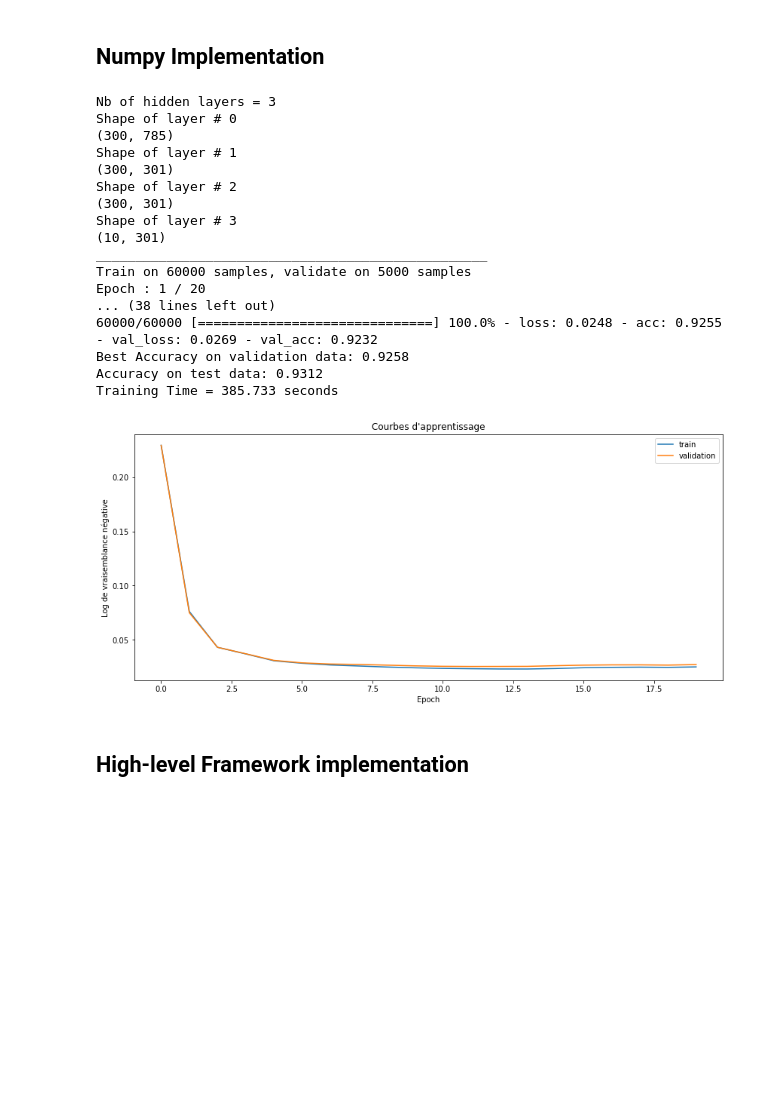
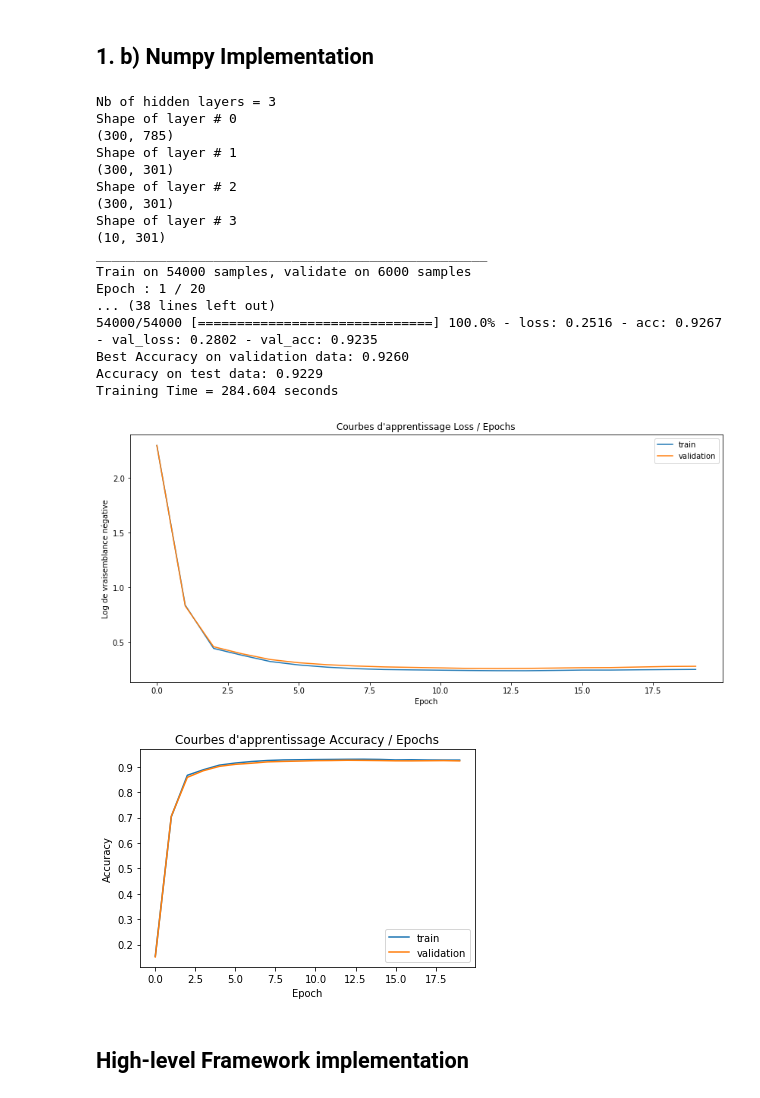
Before and after one commit to KacemKhaled/INF8225, a Jupyter notebook: TP2/TP2.ipynb, the cells around one changed output. Cells and saved outputs as stored; diff of their text form; code cells hidden in the pictures; blank space fills up the shorter version.

```diff
--- a/TP2/TP2.ipynb
+++ b/TP2/TP2.ipynb
@@ -23,5 +58,5 @@ _____
 # %% [markdown]
-## Numpy Implementation
+## 1. b) Numpy Implementation
 # %%
 import time
 import numpy as np
@@ -31,7 +66,6 @@ from keras.datasets import mnist
 from sklearn.model_selection import train_test_split
 from sklearn.utils import shuffle
 import matplotlib.pyplot as plt
-
 
 def one_hot(y, K):
     y_one_hot = np.zeros((y.shape[0], K))  # we have K classes, the general form is len(np.unique(y)
@@ -72,12 +106,12 @@ def relu_backward(X):
 def get_loss(y, y_pred):
     eps = 1.0e-10
     y_pred = np.clip(y_pred, eps, 1 - eps)  # to prevent dividing by zero
-    # a = - np.mean(y * np.log(y_pred))
-    return - np.nanmean(y * np.log(y_pred))
+    return - np.sum(y * np.log(y_pred)) / len(y) #
+    # computing the average helps normalize curves to present them at the same scale when
+    # the sizes of the train and validation set are not the same
 
 
 def get_accuracy(y_pred, y):
-
     return np.sum(np.argmax(y_pred, axis=1) == np.argmax(y, axis=1)) / len(y)
 
 
@@ -148,6 +182,8 @@ class NeuralNetwork:
         best_accuracy = 0
         losses_train = []
         losses_val = []
+        accuracies_train = []
+        accuracies_val = []
 
         for epoch in range(nb_epochs):
             loss = 0
@@ -160,7 +196,7 @@ class NeuralNetwork:
                 y_train_mini = y_train[i:i + minibatch_size] if (i + minibatch_size < X_train.shape[0]) \
                     else y_train[i:X_train.shape[0]]
 
-                self.progress(i + minibatch_size, len(X_train))
+                self.progress(min(i + minibatch_size, len(X_train)), len(X_train))
                 # forward pass for each example
                 # for each layer node_in is the list of nodes where node_in = W x + b
                 node_in = [None] * (L + 2)
@@ -209,9 +245,11 @@ class NeuralNetwork:
 
             # compute the accuracy on the training set
             accuracy = get_accuracy(y_train_pred, y_train)
+            accuracies_train.append(accuracy)
 
             # compute the accuracy on the validation set
             accuracy_val = get_accuracy(y_validation_pred, y_validation)
+            accuracies_val.append(accuracy_val)
 
             print(' - loss: %.4f - acc: %.4f - val_loss: %.4f - val_acc: %.4f' % (loss, accuracy, loss_val, accuracy_val))
 
@@ -227,7 +265,7 @@ class NeuralNetwork:
         accuracy_on_unseen_data = get_accuracy(y_test_pred, y_test)
         print("Best Accuracy on validation data: %.4f" % (best_accuracy))
         print("Accuracy on test data: %.4f" % (accuracy_on_unseen_data))
-        return losses_train, losses_val, best_teta, best_accuracy
+        return losses_train, losses_val, accuracies_train, accuracies_val, best_teta, best_accuracy
 
 
 def run():
@@ -248,51 +286,57 @@ def run():
     # shuffle the dataset
     X_train, y_train = shuffle(X_train, y_train)
 
-    X_test, X_validation, y_test, y_validation = train_test_split(X_test, y_test, test_size=0.5, random_state=42)
+    X_train, X_validation, y_train, y_validation = train_test_split(X_train, y_train, test_size=0.1, random_state=42)
 
     NN = NeuralNetwork(no_of_in_nodes=784, no_of_out_nodes=10, no_of_hidden_nodes=300, no_of_hidden_layers=3)
     start_time = time.time()
-    losses_train, losses_val, best_teta, best_accuracy = NN.train(X_train[:], y_train[:],
-                                                                  X_validation, y_validation,
-                                                                  X_test, y_test,
-                                                                  lr=0.001, nb_epochs=20, minibatch_size=32)
+    losses_train, losses_val, accuracies_train, accuracies_val, best_teta, best_accuracy = NN.train(
+        X_train[:], y_train[:], X_validation, y_validation,X_test, y_test, lr=0.001, nb_epochs=20, minibatch_size=32)
 
     end_time = time.time()
     training_time_numpy = end_time - start_time
     print("Training Time = %.3f seconds" % (training_time_numpy))
     plt.figure(figsize=(14, 6))
-
     plt.plot(losses_train, label="train")
     plt.plot(losses_val, label="validation")
-    plt.title('Courbes d\'apprentissage')
+    plt.title('Courbes d\'apprentissage Loss / Epochs')
     plt.ylabel('Log de vraisemblance négative')
     plt.xlabel('Epoch')
     plt.legend(loc='best')
+    plt.show()
 
+    plt.figure()
+    plt.plot(accuracies_train, label="train")
+    plt.plot(accuracies_val, label="validation")
+    plt.title('Courbes d\'apprentissage Accuracy / Epochs')
+    plt.ylabel('Accuracy')
+    plt.xlabel('Epoch')
+    plt.legend(loc='best')
     plt.show()
-    return losses_train, losses_val, training_time_numpy
+    return losses_train, losses_val, accuracies_train, accuracies_val, training_time_numpy
 
 
-losses_train_numpy, losses_val_numpy, training_time_numpy = run()
+losses_train_numpy, losses_val_numpy, acc_numpy, acc_val_numpy, training_time_numpy = run()
 # %% [output]
 Nb of hidden layers = 3
 Shape of layer # 0
 (300, 785)
 Shape of layer # 1
 (300, 301)
 Shape of layer # 2
 (300, 301)
 Shape of layer # 3
 (10, 301)
 __________________________________________________
-Train on 60000 samples, validate on 5000 samples
+Train on 54000 samples, validate on 6000 samples
 Epoch : 1 / 20
 ... (38 lines left out)
-60000/60000 [==============================] 100.0% - loss: 0.0248 - acc: 0.9255 - val_loss: 0.0269 - val_acc: 0.9232
-Best Accuracy on validation data: 0.9258
-Accuracy on test data: 0.9312
-Training Time = 385.733 seconds
+54000/54000 [==============================] 100.0% - loss: 0.2516 - acc: 0.9267 - val_loss: 0.2802 - val_acc: 0.9235
+Best Accuracy on validation data: 0.9260
+Accuracy on test data: 0.9229
+Training Time = 284.604 seconds
-[figure, old version]
+[figure, new version]
+[figure, added]
 # %% [markdown]
 ## High-level Framework implementation
 # %%
```
Also changed, not shown: parts of 11 cells of this notebook, 3 other files.
